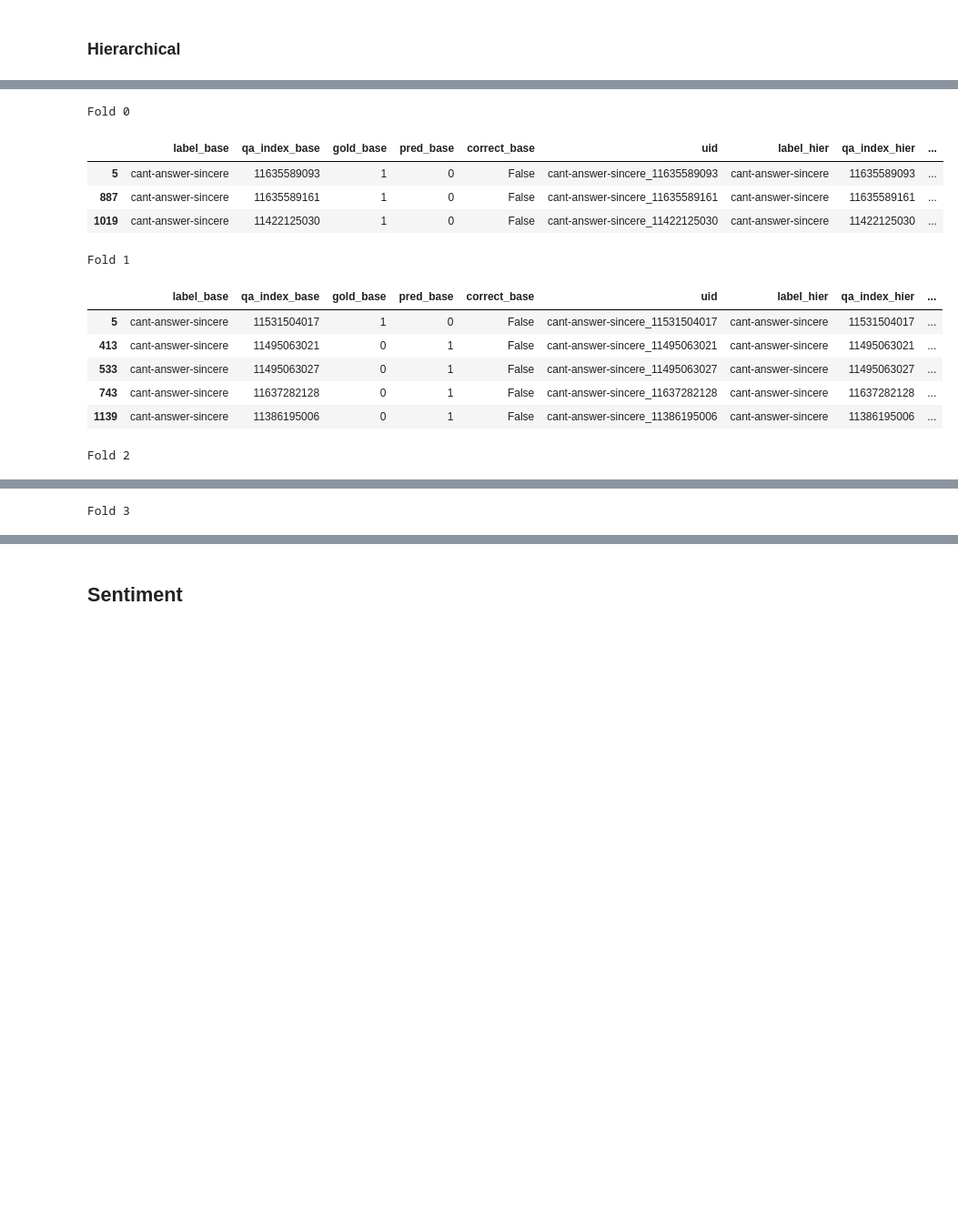
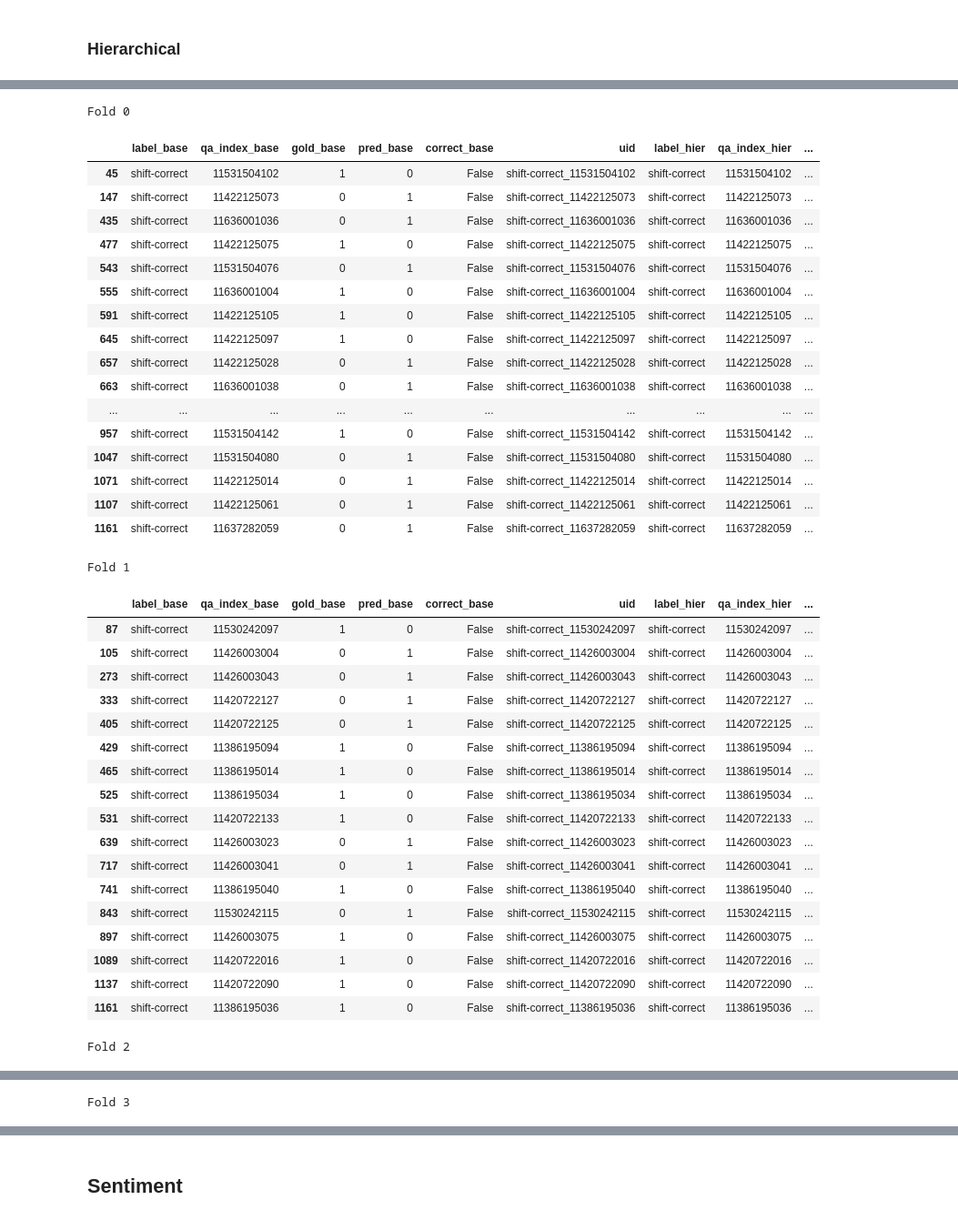
Before and after one commit to elisaF/subjective_discourse, a Jupyter notebook: code/analyses/classification results analysis.ipynb, the cells around one changed output, grey strips where cells are left out. Shown at 91% size. Cells and saved outputs as stored; diff of their text form; code cells hidden in the pictures; blank space fills up the shorter version.

```diff
--- a/code/analyses/classification results analysis.ipynb
+++ b/code/analyses/classification results analysis.ipynb
@@ -227,6 +227,6 @@ class_labels = ['answer', 'overanswer-sway',
                 'cant-answer-lying','cant-answer-sincere']
 base_files = []
 for fold_num in range(4):
-    base_files.append('/Users/elisa/Documents/CompLing/congressional_hearing/results/roberta_classification/roberta_test_context/1_input/metrics_roberta_classification_r_text_test.json_fold'+str(fold_num)+'_test')
+    base_files.append('/Users/elisa/Documents/CompLing/congressional_hearing/results_final/roberta_classification/1_input/metrics_roberta_classification_r_text_test.json_fold'+str(fold_num)+'_test')
 base_ids, base_targets, base_preds, base_coarse_targets, base_coarse_preds, base_targets_ordered = get_confusion_matrix(base_files)
 # %% [output]
@@ -279,6 +279,6 @@ array([0.8910741 , 0.74451078, 0.76211673])
 # %%
 hier_files = []
 for fold_num in range(4):
-    hier_files.append('/Users/elisa/Documents/CompLing/congressional_hearing/results/roberta_classification/roberta_test_hier/1_input/metrics_roberta_hierarchical_r_text_test.json_fold'+str(fold_num)+'_test_fine')
+    hier_files.append('/Users/elisa/Documents/CompLing/congressional_hearing/results_final/roberta_hierarchical/1_input/metrics_roberta_hierarchical_r_text_test.json_fold'+str(fold_num)+'_test_fine')
 hier_ids, hier_targets, hier_preds, hier_coarse_targets, hier_coarse_preds, _ = get_confusion_matrix(hier_files, is_fine=True, all_label_sets_ordered=base_targets_ordered)
 # %% [output]
@@ -379,19 +379,44 @@ Name: label_base, dtype: int64
 # %%
 for fold in range(4):
     print('Fold', fold)
-    display(merged_hier_dfs[fold][(merged_hier_dfs[fold]['label_base']=='cant-answer-sincere')&(merged_hier_dfs[fold]['correct_base']==False) & (merged_hier_dfs[fold]['correct_hier']==True)])
+    display(merged_hier_dfs[fold][(merged_hier_dfs[fold]['label_base']=='shift-correct')&(merged_hier_dfs[fold]['correct_base']==False) & (merged_hier_dfs[fold]['correct_hier']==True)])
 # %% [output]
 Fold 0
 |  | label_base | qa_index_base | gold_base | pred_base | correct_base | uid | label_hier | qa_index_hier | ... |
-| 5 | cant-answer-sincere | 11635589093 | 1 | 0 | False | cant-answer-sincere_11635589093 | cant-answer-sincere | 11635589093 | ... |
-| 887 | cant-answer-sincere | 11635589161 | 1 | 0 | False | cant-answer-sincere_11635589161 | cant-answer-sincere | 11635589161 | ... |
-| 1019 | cant-answer-sincere | 11422125030 | 1 | 0 | False | cant-answer-sincere_11422125030 | cant-answer-sincere | 11422125030 | ... |
+| 45 | shift-correct | 11531504102 | 1 | 0 | False | shift-correct_11531504102 | shift-correct | 11531504102 | ... |
+| 147 | shift-correct | 11422125073 | 0 | 1 | False | shift-correct_11422125073 | shift-correct | 11422125073 | ... |
+| 435 | shift-correct | 11636001036 | 0 | 1 | False | shift-correct_11636001036 | shift-correct | 11636001036 | ... |
+| 477 | shift-correct | 11422125075 | 1 | 0 | False | shift-correct_11422125075 | shift-correct | 11422125075 | ... |
+| 543 | shift-correct | 11531504076 | 0 | 1 | False | shift-correct_11531504076 | shift-correct | 11531504076 | ... |
+| 555 | shift-correct | 11636001004 | 1 | 0 | False | shift-correct_11636001004 | shift-correct | 11636001004 | ... |
+| 591 | shift-correct | 11422125105 | 1 | 0 | False | shift-correct_11422125105 | shift-correct | 11422125105 | ... |
+| 645 | shift-correct | 11422125097 | 1 | 0 | False | shift-correct_11422125097 | shift-correct | 11422125097 | ... |
+| 657 | shift-correct | 11422125028 | 0 | 1 | False | shift-correct_11422125028 | shift-correct | 11422125028 | ... |
+| 663 | shift-correct | 11636001038 | 0 | 1 | False | shift-correct_11636001038 | shift-correct | 11636001038 | ... |
+| ... | ... | ... | ... | ... | ... | ... | ... | ... | ... |
+| 957 | shift-correct | 11531504142 | 1 | 0 | False | shift-correct_11531504142 | shift-correct | 11531504142 | ... |
+| 1047 | shift-correct | 11531504080 | 0 | 1 | False | shift-correct_11531504080 | shift-correct | 11531504080 | ... |
+| 1071 | shift-correct | 11422125014 | 0 | 1 | False | shift-correct_11422125014 | shift-correct | 11422125014 | ... |
+| 1107 | shift-correct | 11422125061 | 0 | 1 | False | shift-correct_11422125061 | shift-correct | 11422125061 | ... |
+| 1161 | shift-correct | 11637282059 | 0 | 1 | False | shift-correct_11637282059 | shift-correct | 11637282059 | ... |
 Fold 1
 |  | label_base | qa_index_base | gold_base | pred_base | correct_base | uid | label_hier | qa_index_hier | ... |
-| 5 | cant-answer-sincere | 11531504017 | 1 | 0 | False | cant-answer-sincere_11531504017 | cant-answer-sincere | 11531504017 | ... |
-| 413 | cant-answer-sincere | 11495063021 | 0 | 1 | False | cant-answer-sincere_11495063021 | cant-answer-sincere | 11495063021 | ... |
-| 533 | cant-answer-sincere | 11495063027 | 0 | 1 | False | cant-answer-sincere_11495063027 | cant-answer-sincere | 11495063027 | ... |
-| 743 | cant-answer-sincere | 11637282128 | 0 | 1 | False | cant-answer-sincere_11637282128 | cant-answer-sincere | 11637282128 | ... |
-| 1139 | cant-answer-sincere | 11386195006 | 0 | 1 | False | cant-answer-sincere_11386195006 | cant-answer-sincere | 11386195006 | ... |
+| 87 | shift-correct | 11530242097 | 1 | 0 | False | shift-correct_11530242097 | shift-correct | 11530242097 | ... |
+| 105 | shift-correct | 11426003004 | 0 | 1 | False | shift-correct_11426003004 | shift-correct | 11426003004 | ... |
+| 273 | shift-correct | 11426003043 | 0 | 1 | False | shift-correct_11426003043 | shift-correct | 11426003043 | ... |
+| 333 | shift-correct | 11420722127 | 0 | 1 | False | shift-correct_11420722127 | shift-correct | 11420722127 | ... |
+| 405 | shift-correct | 11420722125 | 0 | 1 | False | shift-correct_11420722125 | shift-correct | 11420722125 | ... |
+| 429 | shift-correct | 11386195094 | 1 | 0 | False | shift-correct_11386195094 | shift-correct | 11386195094 | ... |
+| 465 | shift-correct | 11386195014 | 1 | 0 | False | shift-correct_11386195014 | shift-correct | 11386195014 | ... |
+| 525 | shift-correct | 11386195034 | 1 | 0 | False | shift-correct_11386195034 | shift-correct | 11386195034 | ... |
+| 531 | shift-correct | 11420722133 | 1 | 0 | False | shift-correct_11420722133 | shift-correct | 11420722133 | ... |
+| 639 | shift-correct | 11426003023 | 0 | 1 | False | shift-correct_11426003023 | shift-correct | 11426003023 | ... |
+| 717 | shift-correct | 11426003041 | 0 | 1 | False | shift-correct_11426003041 | shift-correct | 11426003041 | ... |
+| 741 | shift-correct | 11386195040 | 1 | 0 | False | shift-correct_11386195040 | shift-correct | 11386195040 | ... |
+| 843 | shift-correct | 11530242115 | 0 | 1 | False | shift-correct_11530242115 | shift-correct | 11530242115 | ... |
+| 897 | shift-correct | 11426003075 | 1 | 0 | False | shift-correct_11426003075 | shift-correct | 11426003075 | ... |
+| 1089 | shift-correct | 11420722016 | 1 | 0 | False | shift-correct_11420722016 | shift-correct | 11420722016 | ... |
+| 1137 | shift-correct | 11420722090 | 1 | 0 | False | shift-correct_11420722090 | shift-correct | 11420722090 | ... |
+| 1161 | shift-correct | 11386195036 | 1 | 0 | False | shift-correct_11386195036 | shift-correct | 11386195036 | ... |
 Fold 2
 |  | label_base | qa_index_base | gold_base | pred_base | correct_base | uid | label_hier | qa_index_hier | ... |
```
Also changed, not shown: parts of 24 cells of this notebook, 4 other files.
